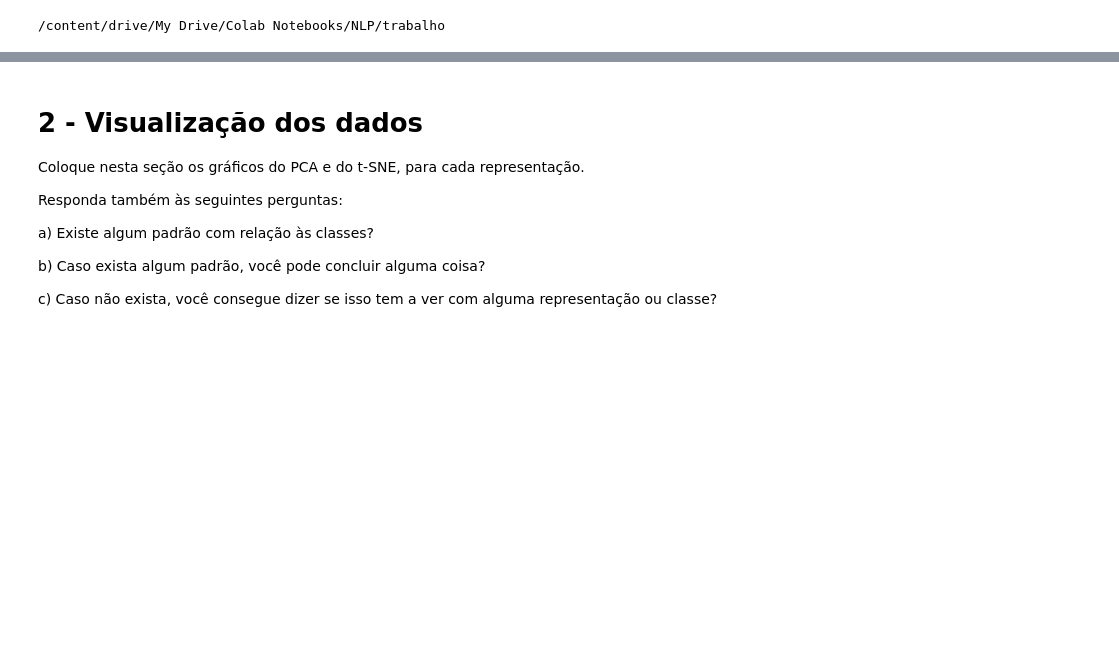
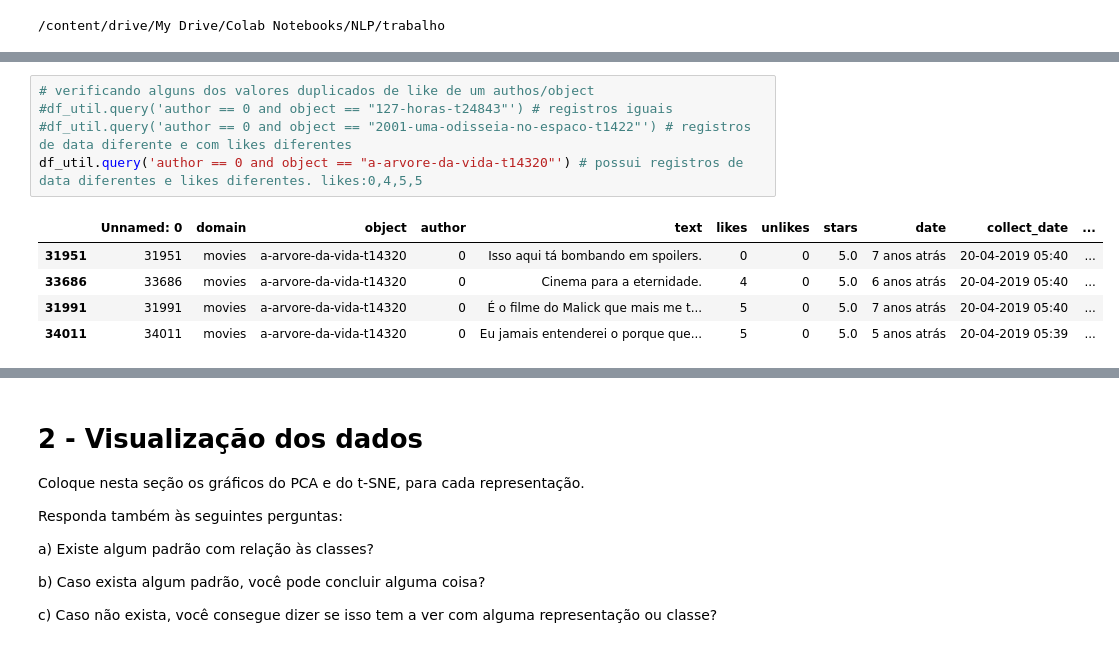
Before and after one commit to hericax/Pos, a Jupyter notebook: projeto_NLP/projeto_NLP.ipynb, the cells around one changed output, grey strips where cells are left out. Cells and saved outputs as stored; diff of their text form; blank space fills up the shorter version.

```diff
--- a/projeto_NLP/projeto_NLP.ipynb
+++ b/projeto_NLP/projeto_NLP.ipynb
@@ -39,0 +190,11 @@ TypeError: ignored
+# %%
+# verificando alguns dos valores duplicados de like de um authos/object
+#df_util.query('author == 0 and object == "127-horas-t24843"') # registros iguais
+#df_util.query('author == 0 and object == "2001-uma-odisseia-no-espaco-t1422"') # registros de data diferente e com likes diferentes
+df_util.query('author == 0 and object == "a-arvore-da-vida-t14320"') # possui registros de data diferentes e likes diferentes. likes:0,4,5,5
+# %% [output]
+|  | Unnamed: 0 | domain | object | author | text | likes | unlikes | stars | date | collect_date | ... |
+| 31951 | 31951 | movies | a-arvore-da-vida-t14320 | 0 | Isso aqui tá bombando em spoilers. | 0 | 0 | 5.0 | 7 anos atrás | 20-04-2019 05:40 | ... |
+| 33686 | 33686 | movies | a-arvore-da-vida-t14320 | 0 | Cinema para a eternidade. | 4 | 0 | 5.0 | 6 anos atrás | 20-04-2019 05:40 | ... |
+| 31991 | 31991 | movies | a-arvore-da-vida-t14320 | 0 | É o filme do Malick que mais me t... | 5 | 0 | 5.0 | 7 anos atrás | 20-04-2019 05:40 | ... |
+| 34011 | 34011 | movies | a-arvore-da-vida-t14320 | 0 | Eu jamais entenderei o porque que... | 5 | 0 | 5.0 | 5 anos atrás | 20-04-2019 05:39 | ... |
```
Also changed, not shown: parts of 36 cells of this notebook.
